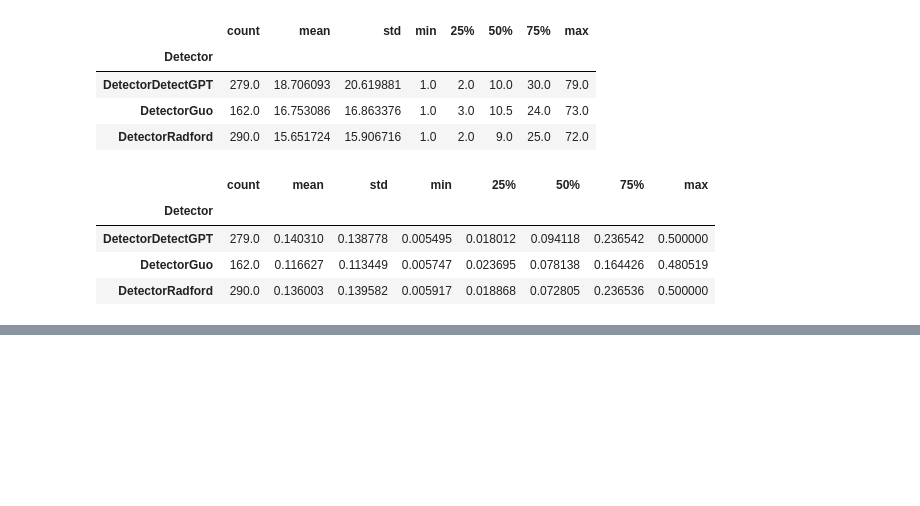
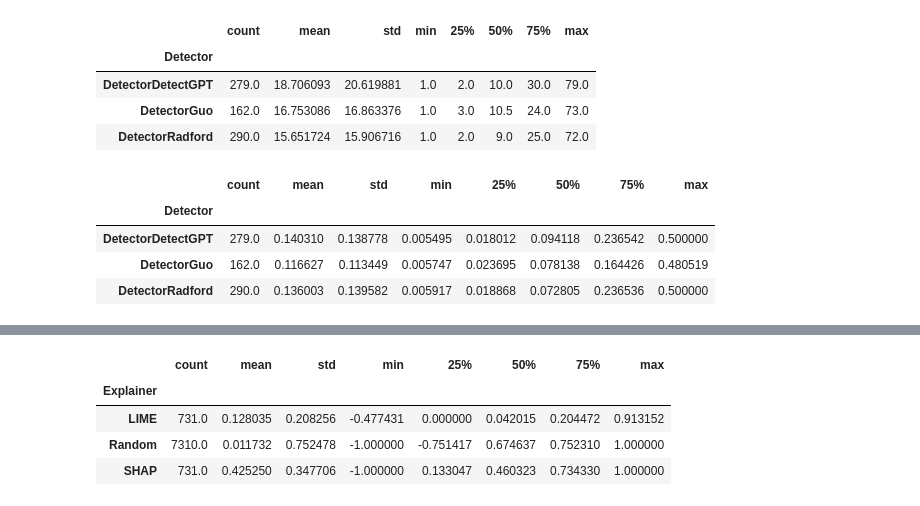
Before and after one commit to loris3/evaluation_explanation_quality, a Jupyter notebook: contrastivity.ipynb, the cells around one changed output, grey strips where cells are left out. Cells and saved outputs as stored; diff of their text form; code cells hidden in the pictures; blank space fills up the shorter version.

```diff
--- a/contrastivity.ipynb
+++ b/contrastivity.ipynb
@@ -581,0 +441,8 @@ from scipy import stats
+# %%
+dff.set_index(["Explainer", "Detector","f(d) → f(m)"]).groupby(["Explainer"])["[Score 1] cos sim"].describe()
+# %% [output]
+|  | count | mean | std | min | 25% | 50% | 75% | max |
+| Explainer |  |  |  |  |  |  |  |  |
+| LIME | 731.0 | 0.128035 | 0.208256 | -0.477431 | 0.000000 | 0.042015 | 0.204472 | 0.913152 |
+| Random | 7310.0 | 0.011732 | 0.752478 | -1.000000 | -0.751417 | 0.674637 | 0.752310 | 1.000000 |
+| SHAP | 731.0 | 0.425250 | 0.347706 | -1.000000 | 0.133047 | 0.460323 | 0.734330 | 1.000000 |
```
Also changed, not shown: parts of 41 cells of this notebook, 19 other files.
